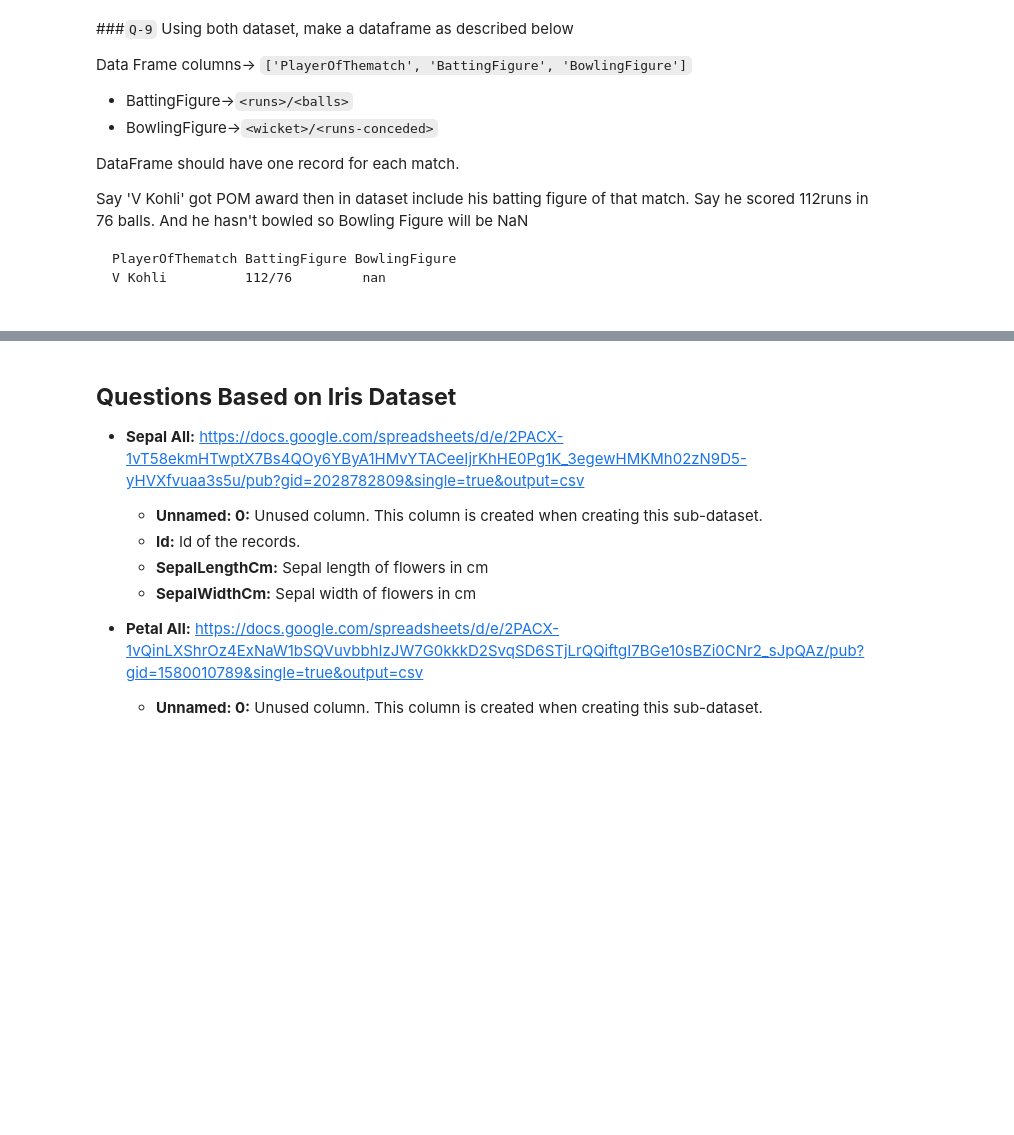
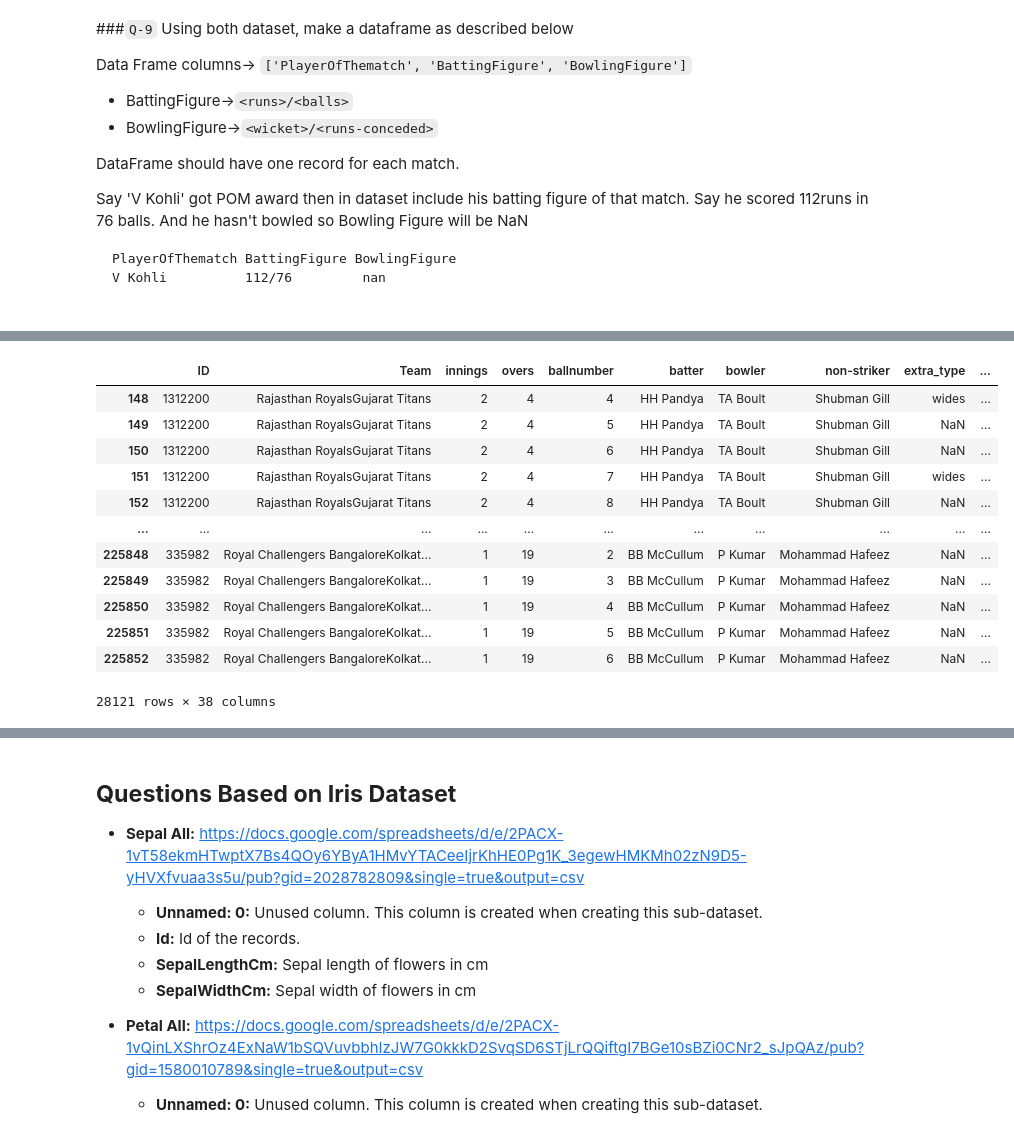
Before and after one commit to Amit-1216/dsmp-python-practice, a Jupyter notebook: assignments/DSMP-session-20-task-2.ipynb, the cells around one changed output, grey strips where cells are left out. Saved outputs shown, nothing was run; the diff lists cells and outputs as text; code cells hidden in the pictures; blank space fills up the shorter version.

```diff
--- a/assignments/DSMP-session-20-task-2.ipynb
+++ b/assignments/DSMP-session-20-task-2.ipynb
@@ -310,0 +278,2 @@ np.float64(129.2421585817261)
+# %%
+ipl_matches = pd.read_csv('/content/IPL_Matches_2008_2022.csv')
@@ -310,0 +294,2 @@ np.float64(129.2421585817261)
+# %%
+ipl_df = ipl_deliveries.merge(ipl_matches, on='ID')
@@ -328,0 +625,18 @@ V Kohli          112/76         nan
+# %%
+player_of_match_df = ipl_df[ipl_df['batter'] == ipl_df['Player_of_Match']]
+# %%
+player_of_match_df
+# %% [output]
+|  | ID | Team | innings | overs | ballnumber | batter | bowler | non-striker | extra_type | ... |
+| 148 | 1312200 | Rajasthan RoyalsGujarat Titans | 2 | 4 | 4 | HH Pandya | TA Boult | Shubman Gill | wides | ... |
+| 149 | 1312200 | Rajasthan RoyalsGujarat Titans | 2 | 4 | 5 | HH Pandya | TA Boult | Shubman Gill | NaN | ... |
+| 150 | 1312200 | Rajasthan RoyalsGujarat Titans | 2 | 4 | 6 | HH Pandya | TA Boult | Shubman Gill | NaN | ... |
+| 151 | 1312200 | Rajasthan RoyalsGujarat Titans | 2 | 4 | 7 | HH Pandya | TA Boult | Shubman Gill | wides | ... |
+| 152 | 1312200 | Rajasthan RoyalsGujarat Titans | 2 | 4 | 8 | HH Pandya | TA Boult | Shubman Gill | NaN | ... |
+| ... | ... | ... | ... | ... | ... | ... | ... | ... | ... | ... |
+| 225848 | 335982 | Royal Challengers BangaloreKolkat... | 1 | 19 | 2 | BB McCullum | P Kumar | Mohammad Hafeez | NaN | ... |
+| 225849 | 335982 | Royal Challengers BangaloreKolkat... | 1 | 19 | 3 | BB McCullum | P Kumar | Mohammad Hafeez | NaN | ... |
+| 225850 | 335982 | Royal Challengers BangaloreKolkat... | 1 | 19 | 4 | BB McCullum | P Kumar | Mohammad Hafeez | NaN | ... |
+| 225851 | 335982 | Royal Challengers BangaloreKolkat... | 1 | 19 | 5 | BB McCullum | P Kumar | Mohammad Hafeez | NaN | ... |
+| 225852 | 335982 | Royal Challengers BangaloreKolkat... | 1 | 19 | 6 | BB McCullum | P Kumar | Mohammad Hafeez | NaN | ... |
+28121 rows × 38 columns
```
Also changed, not shown: parts of 43 cells of this notebook.
